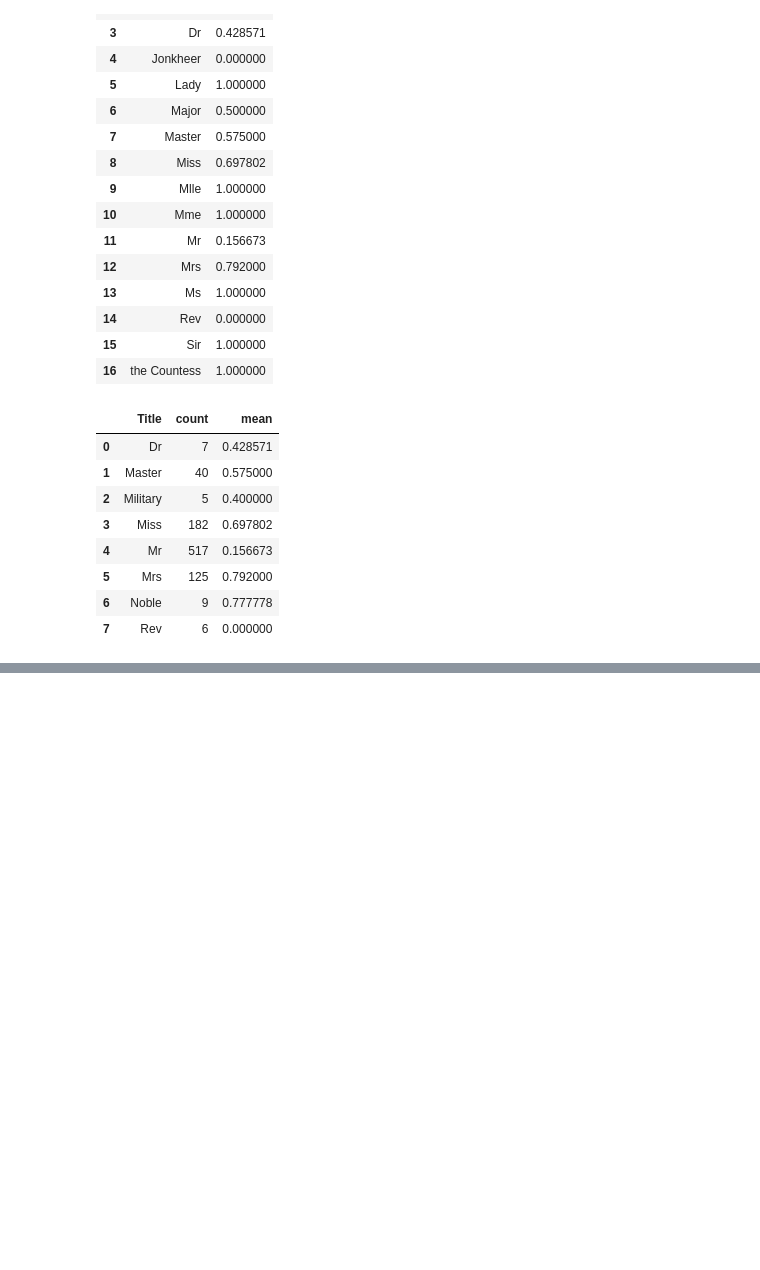
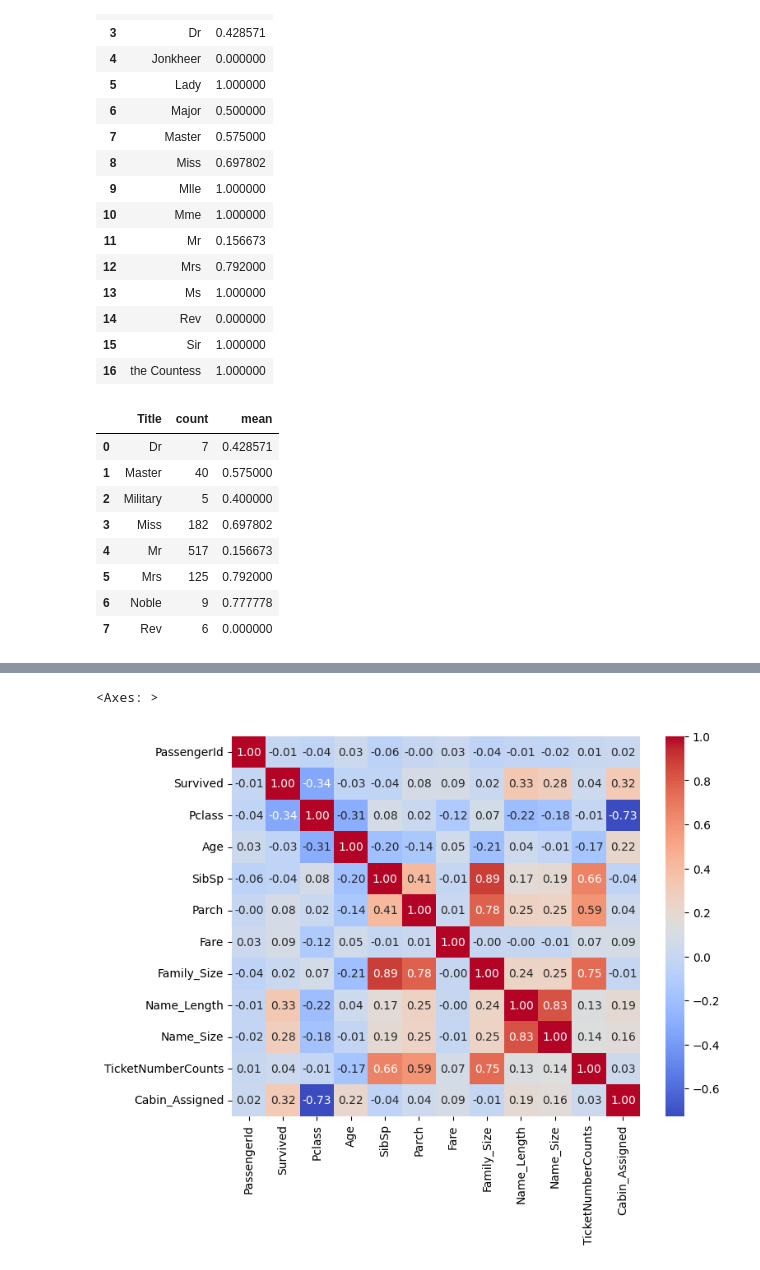
Before and after one commit to ShreyaKhanvilkar/Basic-ML-Projects, a Jupyter notebook: Titanic Dataset/Titanic Challenge.ipynb, the cells around one changed output, grey strips where cells are left out. Drawn from its saved outputs; the diff is of its cells as text; code cells hidden in the pictures; blank space fills up the shorter version.

```diff
--- a/Titanic Dataset/Titanic Challenge.ipynb
+++ b/Titanic Dataset/Titanic Challenge.ipynb
@@ -312,0 +438,26 @@ df.groupby(['Title'], as_index=False)['Survived'].agg(['count', 'mean'])
+# %%
+df['TicketLocation'] = df['TicketLocation'].replace({
+    'SOTON/O.Q.':'SOTON/OQ',
+    'C.A.':'CA',
+    'CA.':'CA',
+    'SC/PARIS':'SC/Paris',
+    'S.C./PARIS':'SC/Paris',
+    'A/4.':'A/4',
+    'A/5.':'A/5',
+    'A.5.':'A/5',
+    'A./5.':'A/5',
+    'W./C.':'W/C',
+})
+
+test_df['TicketLocation'] = test_df['TicketLocation'].replace({
+    'SOTON/O.Q.':'SOTON/OQ',
+    'C.A.':'CA',
+    'CA.':'CA',
+    'SC/PARIS':'SC/Paris',
+    'S.C./PARIS':'SC/Paris',
+    'A/4.':'A/4',
+    'A/5.':'A/5',
+    'A.5.':'A/5',
+    'A./5.':'A/5',
+    'W./C.':'W/C',
+})
@@ -312,0 +484,6 @@ df.groupby(['Title'], as_index=False)['Survived'].agg(['count', 'mean'])
+# %%
+df['Cabin'] = df['Cabin'].fillna('U')
+df['Cabin'] = pd.Series([i[0] if not pd.isnull(i) else 'x' for i in df['Cabin']])
+
+test_df['Cabin'] = test_df['Cabin'].fillna('U')
+test_df['Cabin'] = pd.Series([i[0] if not pd.isnull(i) else 'x' for i in test_df['Cabin']])
@@ -312,0 +503,3 @@ df.groupby(['Title'], as_index=False)['Survived'].agg(['count', 'mean'])
+# %%
+df['Cabin_Assigned'] = df['Cabin'].apply(lambda x: 0 if x in ['U'] else 1)
+test_df['Cabin_Assigned'] = test_df['Cabin'].apply(lambda x: 0 if x in ['U'] else 1)
@@ -312,0 +550,4 @@ df.groupby(['Title'], as_index=False)['Survived'].agg(['count', 'mean'])
+# %%
+df['Age'].fillna(df['Age'].mean(), inplace=True)
+test_df['Age'].fillna(test_df['Age'].mean(), inplace=True)
+test_df['Fare'].fillna(test_df['Fare'].mean(), inplace=True)
@@ -312,0 +580,8 @@ df.groupby(['Title'], as_index=False)['Survived'].agg(['count', 'mean'])
+# %%
+correlation_matrix = df.corr(numeric_only=True)
+
+plt.figure(figsize=(8, 6))
+sns.heatmap(correlation_matrix, annot=True, cmap='coolwarm', fmt=".2f")
+# %% [output]
+<Axes: >
+[figure, added]
```
Also changed, not shown: parts of 77 cells of this notebook.
